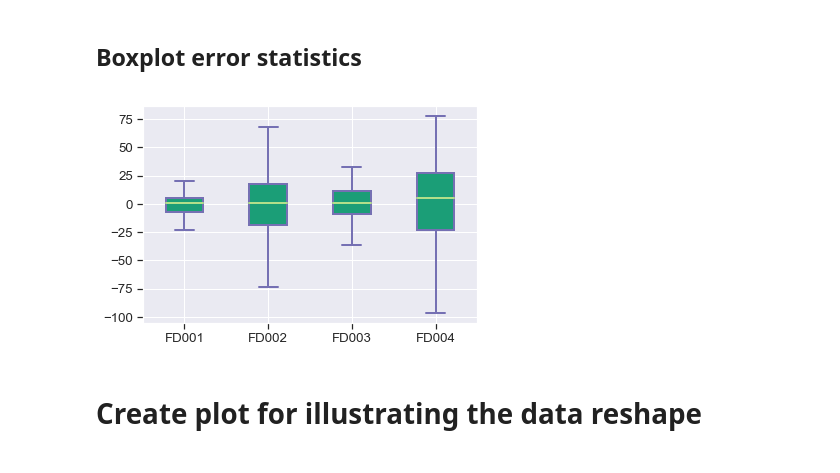
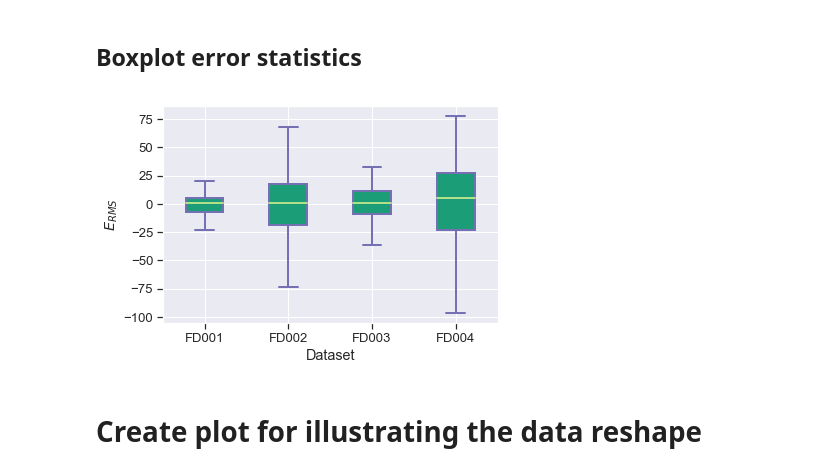
Before and after one commit to dlaredo/NASA_RUL_-CMAPS-, a Jupyter notebook: code/CMAPSS_Plots.ipynb, the cells around one changed output. Saved outputs shown, nothing was run; the diff lists cells and outputs as text; code cells hidden in the pictures.

Commit message:
Improved plots

```diff
--- a/code/CMAPSS_Plots.ipynb
+++ b/code/CMAPSS_Plots.ipynb
@@ -273,34 +273,37 @@ for box in bp['boxes']:
 
     ## change color and linewidth of the whiskers
     for whisker in bp['whiskers']:
         whisker.set(color='#7570b3', linewidth=2)
 
     ## change color and linewidth of the caps
     for cap in bp['caps']:
         cap.set(color='#7570b3', linewidth=2)
 
     ## change color and linewidth of the medians
     for median in bp['medians']:
         median.set(color='#b2df8a', linewidth=2)
 
     ## change the style of fliers and their fill
     for flier in bp['fliers']:
         flier.set(marker='o', color='#e7298a', alpha=0.5)
 
 
 ## Custom x-axis labels
 ax.set_xticklabels(['FD001', 'FD002', 'FD003', 'FD004'])
 
 ## Remove top axes and right axes ticks
 ax.get_xaxis().tick_bottom()
 ax.get_yaxis().tick_left()
 
+plt.xlabel("Dataset")
+plt.ylabel("$E_{RMS}$")
+
 # Save the figure
 fig.savefig('error_stats_boxplot.pdf', format='pdf', bbox_inches='tight', dpi=300)
 #fig.savefig('error_stats_boxplot.png', bbox_inches='tight', dpi=900)
 #plt.show()
 # %% [output]
-[figure, old version]
+[figure, new version]
 # %% [markdown]
 # Create plot for illustrating the data reshape
 # %%
```
Also changed, not shown: parts of 6 cells of this notebook, 1 other file.
